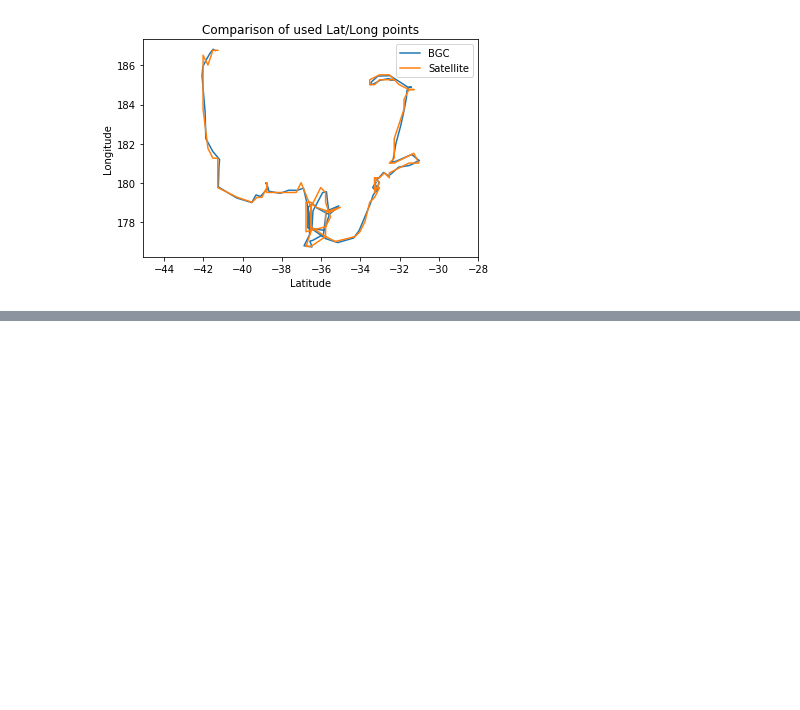
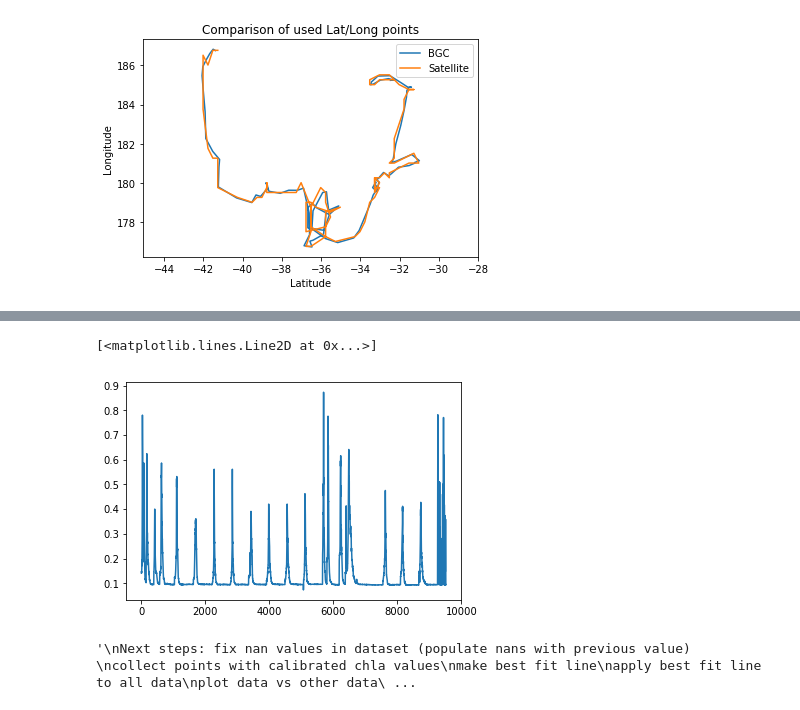
Before and after one commit to AmyPhung/chl-a-comparison, a Jupyter notebook: Workbook4.ipynb, the cells around one changed output, grey strips where cells are left out. Cells and saved outputs as stored; diff of their text form; code cells hidden in the pictures; blank space fills up the shorter version.

```diff
--- a/Workbook4.ipynb
+++ b/Workbook4.ipynb
@@ -305,0 +385,4 @@ Data source should also go in methods
+# %%
+# Apply best fit line to full dataset
+ctd_df["Calculated Chl-A"] = ctd_df["Chl a Fluorescence [V]"].apply(fit_line)
+ctd_df
@@ -305,0 +408,6 @@ Data source should also go in methods
+# %%
+# plt.plot(ctd_df[ctd_df["Depth [m]"]==1]["Calculated Chl-A"])
+plt.plot(ctd_df["Calculated Chl-A"])
+# %% [output]
+[<matplotlib.lines.Line2D at 0x...>]
+[figure, added]
@@ -305,0 +430,11 @@ Data source should also go in methods
+# %%
+# ctd_df["Chl-a [ug/L]"].dropna()
+"""
+Next steps: fix nan values in dataset (populate nans with previous value)
+collect points with calibrated chla values
+make best fit line
+apply best fit line to all data
+plot data vs other data
+"""
+# %% [output]
+'\nNext steps: fix nan values in dataset (populate nans with previous value) \ncollect points with calibrated chla values\nmake best fit line\napply best fit line to all data\nplot data vs other data\ ...
```
Also changed, not shown: parts of 11 cells of this notebook.
